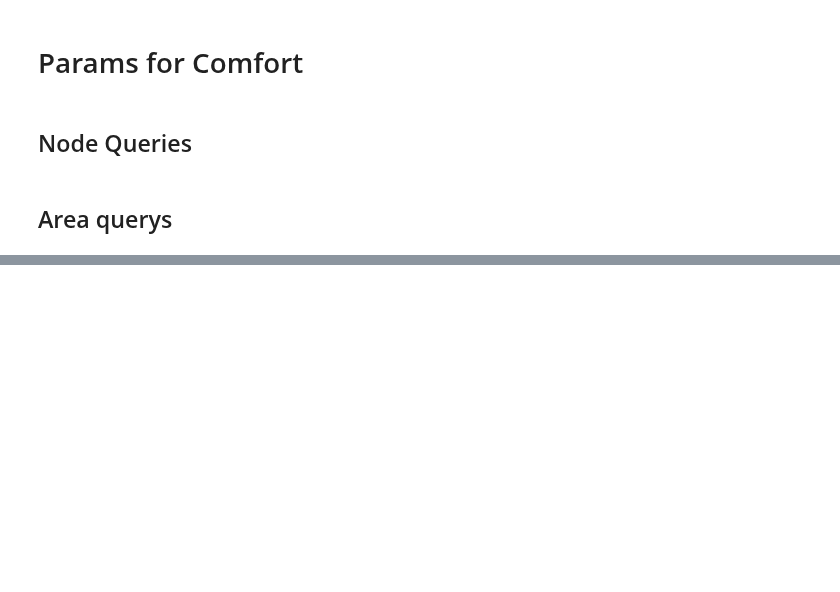
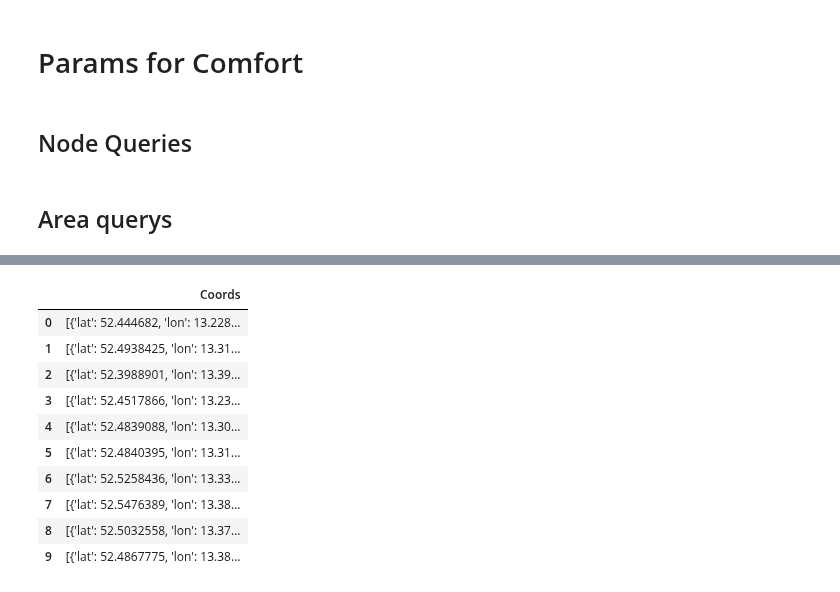
Before and after one commit to chvieira2/livablestreets, a Jupyter notebook: notebooks/Laia_overpassAPI.ipynb, the cells around one changed output, grey strips where cells are left out. Cells and saved outputs as stored; diff of their text form; code cells hidden in the pictures; blank space fills up the shorter version.

```diff
--- a/notebooks/Laia_overpassAPI.ipynb
+++ b/notebooks/Laia_overpassAPI.ipynb
@@ -118,7 +118,7 @@ def param_ways(keys):
             osm_keys += f"""way['{k}'='{v}'](area.berlin);"""
     return osm_keys
 
-def param_area(keys):
+def param_areas(keys):
     '''converts the dict into a string, returns a str'''
     osm_keys = ''
     for k,val in keys.items():
@@ -127,18 +127,19 @@ def param_area(keys):
     return osm_keys
 
 
-def query_params_osm(keys, feat='nodes'):
+def query_params_osm(keys, feat, limit=''):
     '''Adding keys and values as a dictionary, example: keys_values_osm = {'amenity':['bbq','cafe']}
     several values can added to a same key as a list, returns a dict
-    arg feat = nodes, ways or areas'''
+    feat = nodes, ways or areas (geometry type)
+    limit = number (optional query limit)'''
 
     if feat == 'ways':
         params = param_ways(keys)
-        out_type = 'skel'
+        out_type = 'geom'
     if feat == 'areas':
-        params = params_areas(keys)
-        out_type = 'skel'
-    else:
+        params = param_areas(keys)
+        out_type = 'geom'
+    if feat == 'nodes':
         params = param_nodes(keys)
         out_type = 'center'
 
@@ -147,7 +148,7 @@ def query_params_osm(keys, feat='nodes'):
                     {study_area};
                     ({params}
                     );
-                    out {out_type};
+                    out {limit} {out_type};
                     """
     response = requests.get(overpass_url,
                             params={'data': overpass_query})
@@ -254,0 +267,2 @@ leirsure_areas = {'leisure':['park','garden','swimming_area',
+# %%
+leisure = query_params_osm(leirsure_areas, 'areas',10)
@@ -254,0 +296,25 @@ leirsure_areas = {'leisure':['park','garden','swimming_area',
+# %%
+def osm_json_to_DF(response):
+    response_elements = response['elements']
+    elements_tmp = []
+
+    for element in response_elements:
+        elements_tmp.append(element['geometry'])
+
+    return pd.DataFrame({'Coords':elements_tmp})
+# %%
+df1 = osm_json_to_DF(leisure)
+# %%
+df1
+# %% [output]
+|  | Coords |
+| 0 | [{'lat': 52.444682, 'lon': 13.228... |
+| 1 | [{'lat': 52.4938425, 'lon': 13.31... |
+| 2 | [{'lat': 52.3988901, 'lon': 13.39... |
+| 3 | [{'lat': 52.4517866, 'lon': 13.23... |
+| 4 | [{'lat': 52.4839088, 'lon': 13.30... |
+| 5 | [{'lat': 52.4840395, 'lon': 13.31... |
+| 6 | [{'lat': 52.5258436, 'lon': 13.33... |
+| 7 | [{'lat': 52.5476389, 'lon': 13.38... |
+| 8 | [{'lat': 52.5032558, 'lon': 13.37... |
+| 9 | [{'lat': 52.4867775, 'lon': 13.38... |
```
Also changed, not shown: parts of 14 cells of this notebook, 1 other file.
